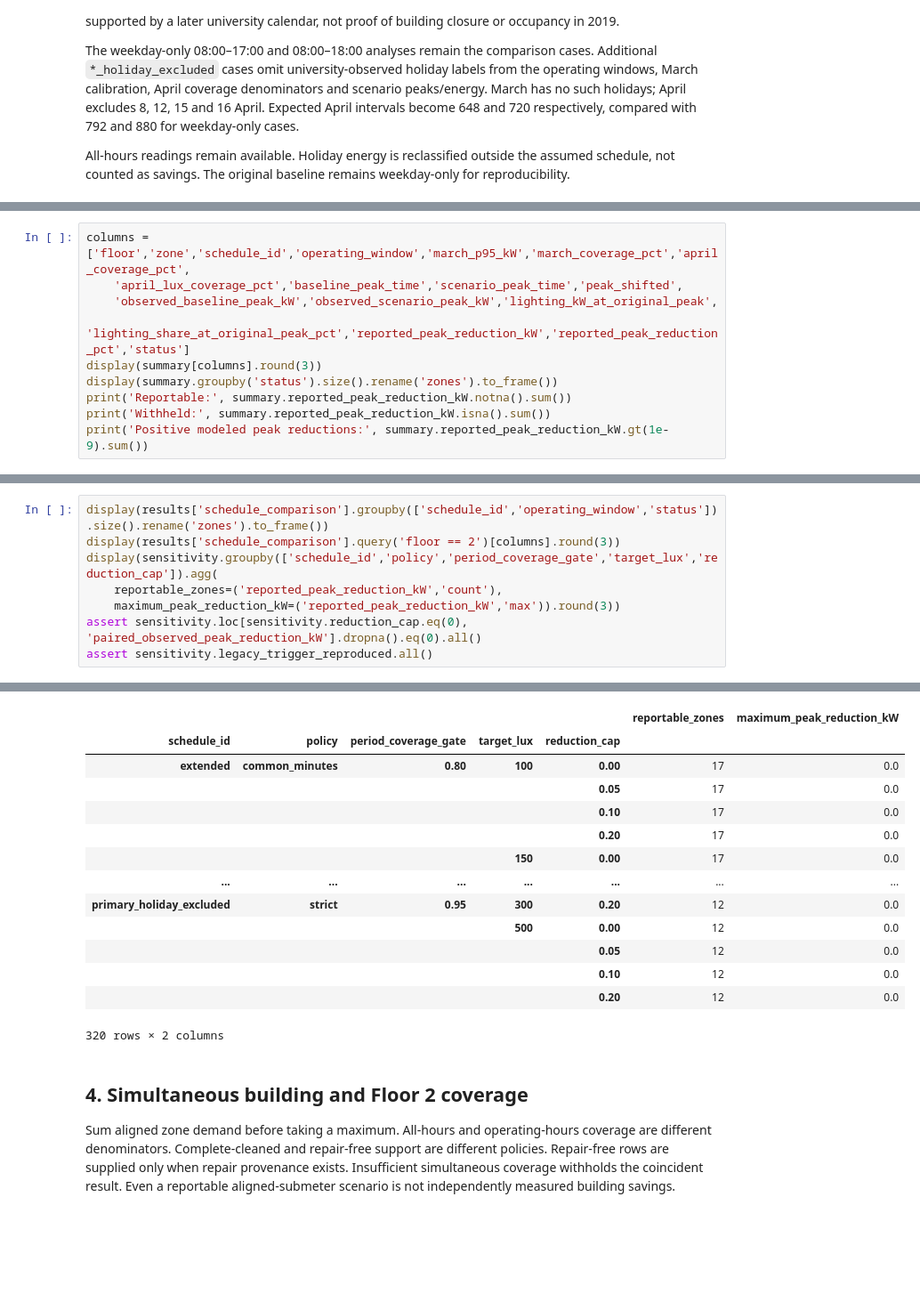
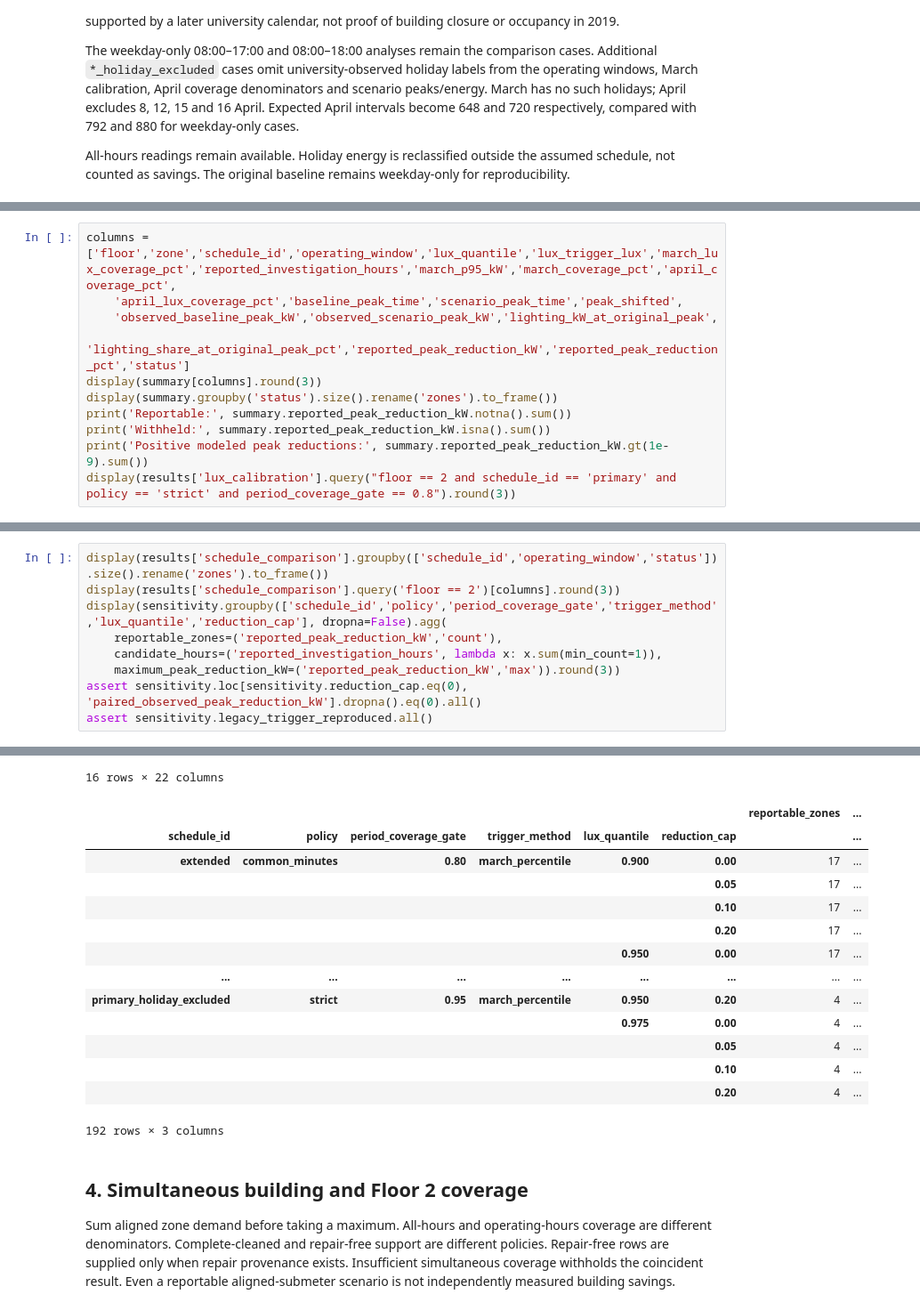
Before and after one commit to 4rchx824/SBA-Final-Project, a Jupyter notebook: analytics/lighting/lighting_scenarios.ipynb, the cells around one changed output, grey strips where cells are left out. Shown at 89% size. Drawn from its saved outputs; the diff is of its cells as text; blank space fills up the shorter version.

```diff
--- a/analytics/lighting/lighting_scenarios.ipynb
+++ b/analytics/lighting/lighting_scenarios.ipynb
@@ -42,5 +51,5 @@ Withheld reported values remain missing; internal arithmetic is retained for aud
 # %%
-columns = ['floor','zone','schedule_id','operating_window','march_p95_kW','march_coverage_pct','april_coverage_pct',
+columns = ['floor','zone','schedule_id','operating_window','lux_quantile','lux_trigger_lux','march_lux_coverage_pct','reported_investigation_hours','march_p95_kW','march_coverage_pct','april_coverage_pct',
     'april_lux_coverage_pct','baseline_peak_time','scenario_peak_time','peak_shifted',
     'observed_baseline_peak_kW','observed_scenario_peak_kW','lighting_kW_at_original_peak',
     'lighting_share_at_original_peak_pct','reported_peak_reduction_kW','reported_peak_reduction_pct','status']
@@ -49,4 +58,5 @@ display(summary.groupby('status').size().rename('zones').to_frame())
 print('Reportable:', summary.reported_peak_reduction_kW.notna().sum())
 print('Withheld:', summary.reported_peak_reduction_kW.isna().sum())
 print('Positive modeled peak reductions:', summary.reported_peak_reduction_kW.gt(1e-9).sum())
+display(results['lux_calibration'].query("floor == 2 and schedule_id == 'primary' and policy == 'strict' and period_coverage_gate == 0.8").round(3))
 # %% [output]
@@ -126,8 +154,9 @@ Never pool policy baselines or missing estimates with zero results. Zero-cap cas
 # %%
 display(results['schedule_comparison'].groupby(['schedule_id','operating_window','status']).size().rename('zones').to_frame())
 display(results['schedule_comparison'].query('floor == 2')[columns].round(3))
-display(sensitivity.groupby(['schedule_id','policy','period_coverage_gate','target_lux','reduction_cap']).agg(
+display(sensitivity.groupby(['schedule_id','policy','period_coverage_gate','trigger_method','lux_quantile','reduction_cap'], dropna=False).agg(
     reportable_zones=('reported_peak_reduction_kW','count'),
+    candidate_hours=('reported_investigation_hours', lambda x: x.sum(min_count=1)),
     maximum_peak_reduction_kW=('reported_peak_reduction_kW','max')).round(3))
 assert sensitivity.loc[sensitivity.reduction_cap.eq(0), 'paired_observed_peak_reduction_kW'].dropna().eq(0).all()
 assert sensitivity.legacy_trigger_reproduced.all()
@@ -170,17 +199,18 @@ assert sensitivity.legacy_trigger_reproduced.all()
+16 rows × 22 columns
-|  |  |  |  |  | reportable_zones | maximum_peak_reduction_kW |
-| schedule_id | policy | period_coverage_gate | target_lux | reduction_cap |  |  |
-| extended | common_minutes | 0.80 | 100 | 0.00 | 17 | 0.0 |
-|  |  |  |  | 0.05 | 17 | 0.0 |
-|  |  |  |  | 0.10 | 17 | 0.0 |
-|  |  |  |  | 0.20 | 17 | 0.0 |
-|  |  |  | 150 | 0.00 | 17 | 0.0 |
-| ... | ... | ... | ... | ... | ... | ... |
-| primary_holiday_excluded | strict | 0.95 | 300 | 0.20 | 12 | 0.0 |
-|  |  |  | 500 | 0.00 | 12 | 0.0 |
-|  |  |  |  | 0.05 | 12 | 0.0 |
-|  |  |  |  | 0.10 | 12 | 0.0 |
-|  |  |  |  | 0.20 | 12 | 0.0 |
+|  |  |  |  |  |  | reportable_zones | ... |
+| schedule_id | policy | period_coverage_gate | trigger_method | lux_quantile | reduction_cap |  | ... |
+| extended | common_minutes | 0.80 | march_percentile | 0.900 | 0.00 | 17 | ... |
+|  |  |  |  |  | 0.05 | 17 | ... |
+|  |  |  |  |  | 0.10 | 17 | ... |
+|  |  |  |  |  | 0.20 | 17 | ... |
+|  |  |  |  | 0.950 | 0.00 | 17 | ... |
+| ... | ... | ... | ... | ... | ... | ... | ... |
+| primary_holiday_excluded | strict | 0.95 | march_percentile | 0.950 | 0.20 | 4 | ... |
+|  |  |  |  | 0.975 | 0.00 | 4 | ... |
+|  |  |  |  |  | 0.05 | 4 | ... |
+|  |  |  |  |  | 0.10 | 4 | ... |
+|  |  |  |  |  | 0.20 | 4 | ... |
-320 rows × 2 columns
+192 rows × 3 columns
 # %% [markdown]
 ## 4. Simultaneous building and Floor 2 coverage
 
```
Also changed, not shown: parts of 11 cells of this notebook, 10 other files.
